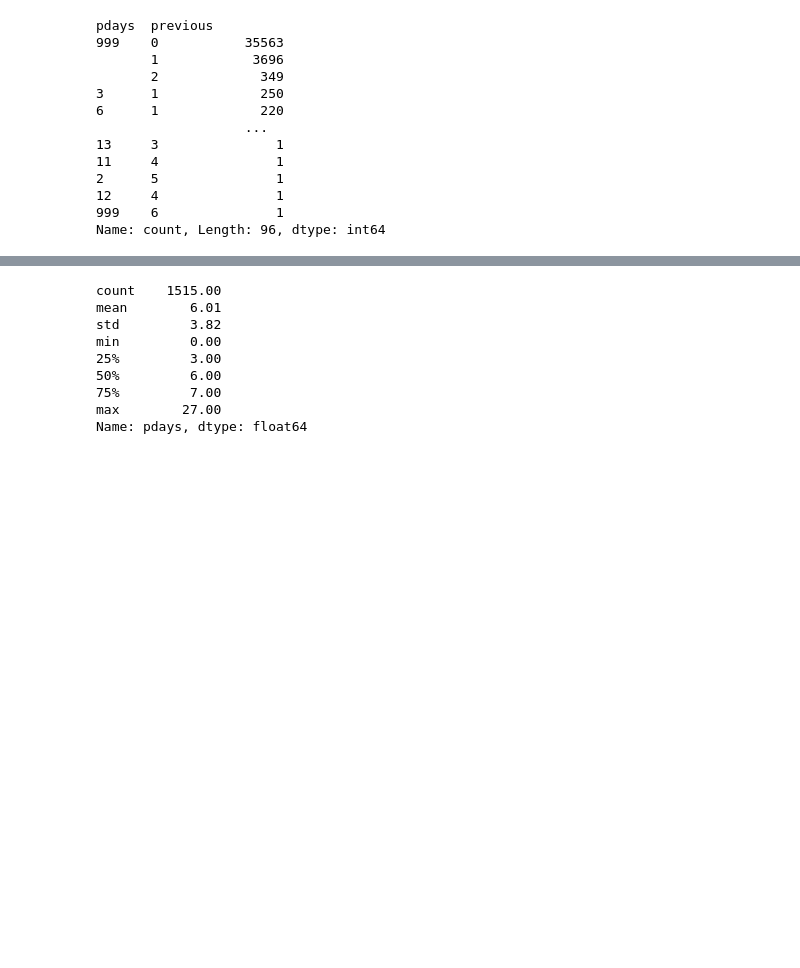
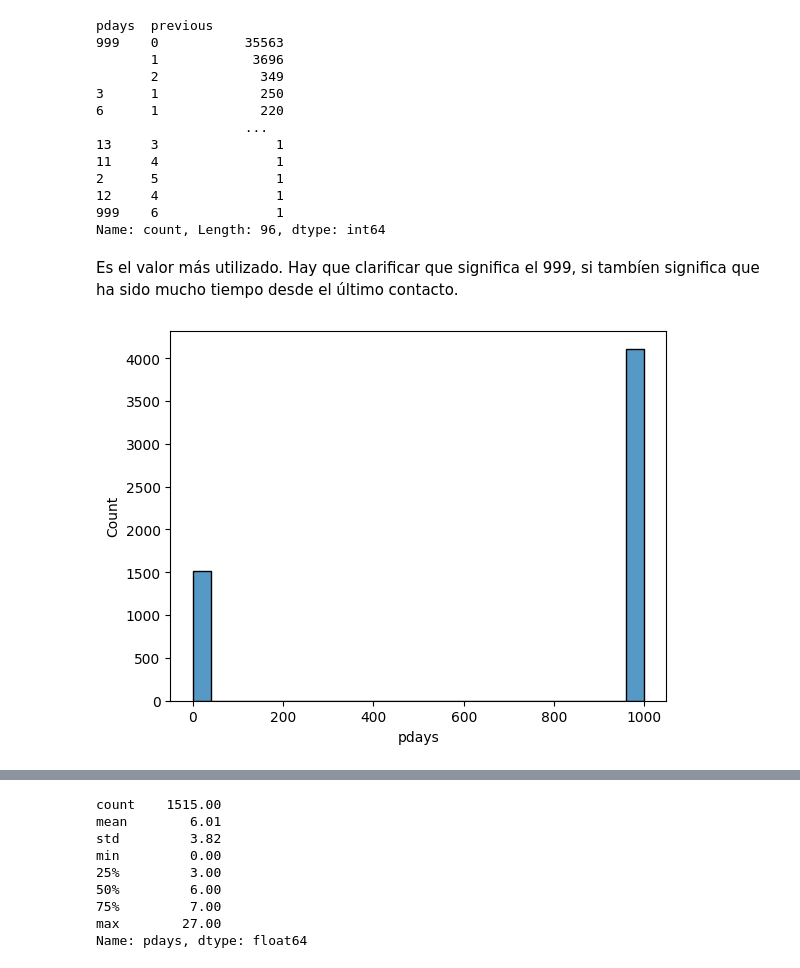
Before and after one commit to diegodelarubia/Trabajo_Final_Master-TFM-, a Jupyter notebook: analysis/analysis_tfm_leoBetancourt.ipynb, the cells around one changed output, grey strips where cells are left out. Saved outputs shown, nothing was run; the diff lists cells and outputs as text; code cells hidden in the pictures; blank space fills up the shorter version.

```diff
--- a/analysis/analysis_tfm_leoBetancourt.ipynb
+++ b/analysis/analysis_tfm_leoBetancourt.ipynb
@@ -96,3 +172,13 @@ pdays  previous
 12     4               1
 999    6               1
 Name: count, Length: 96, dtype: int64
+# %% [markdown]
+Es el valor más utilizado. Hay que clarificar que significa el 999, si tambíen significa que ha sido mucho tiempo desde el último contacto.
+# %%
+fig = sns.histplot(
+    data=bank_info.query('previous > 0'),
+    x="pdays",
+    bins= 25
+    )
+# %% [output]
+[figure, added]
```
Also changed, not shown: parts of 20 cells of this notebook, 2 other files.
